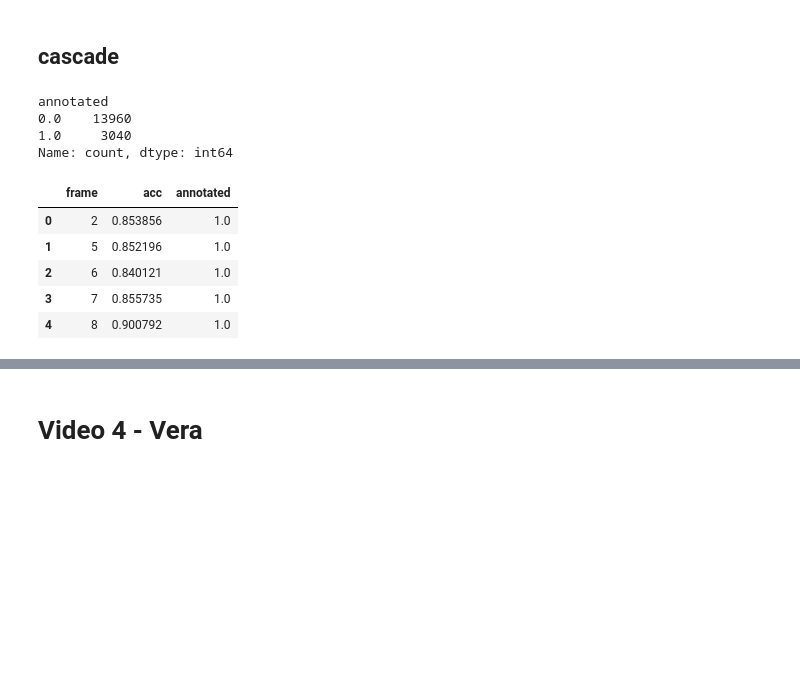
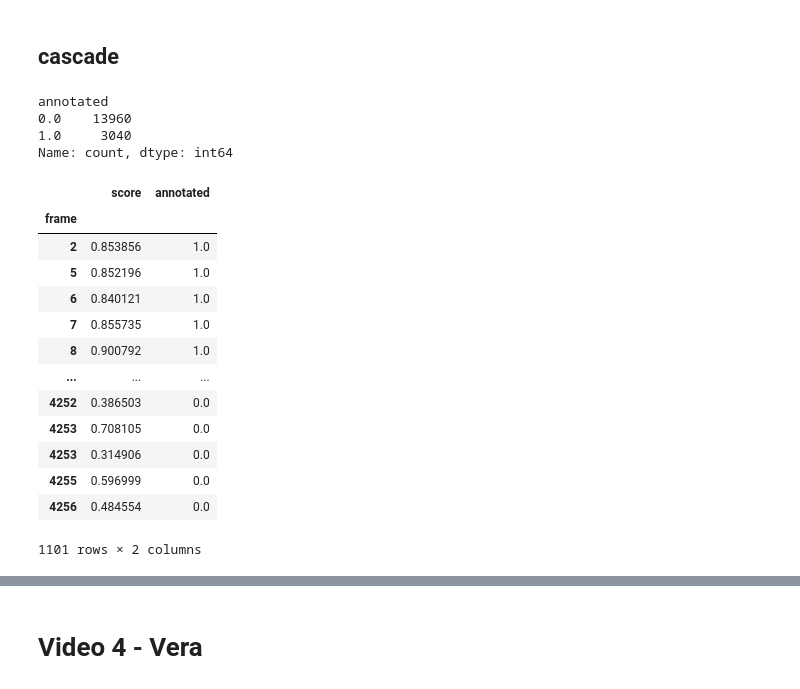
Before and after one commit to Johanniii/eye-contact-cnn, a Jupyter notebook: accuracy.ipynb, the cells around one changed output, grey strips where cells are left out. Drawn from its saved outputs; the diff is of its cells as text; code cells hidden in the pictures; blank space fills up the shorter version.

```diff
--- a/accuracy.ipynb
+++ b/accuracy.ipynb
@@ -9,9 +11,19 @@ from sklearn.metrics import accuracy_score, balanced_accuracy_score, classificat
 # %% [markdown]
 # Funktionen
 # %%
-def merge_annotations_real(number_annotation, total_frames, extra_txt_names = ""):
+def merge_annotations_real(number_annotation: int, total_frames:int, extra_txt_names:str = ""):
+    """Liest die Annotations ein und verbindet sie mit den Ergebnissen des Modells
+
+    Args:
+        number_annotation (int): Die Nummer des Videos (zwischen 2 und 5)
+        total_frames (int): Gesamtzahl der annotierten Frames
+        extra_txt_names (str, optional): Falls die txt-Datei mit den Ergebnissen des Modells einen anderen Namen hat, kann dies hier angehängt werden. Defaults to "".
+
+    Returns:
+        pd.DataFrame: Der über Frames verbundene DataFrame mit annotierten Daten und den Ergebnissen des Modells.
+    """
     df_annotated = pd.Series(eye_contact_frames(f"annotations/annotations_{number_annotation}.xml", total_frames), name = "annotated")
-    df = pd.read_csv(f"video_annot{number_annotation}{extra_txt_names}.txt", names = ["frame", "acc"])
+    df = pd.read_csv(f"video_annot{number_annotation}{extra_txt_names}.txt", names = ["frame", "score"])
     print(df_annotated.value_counts())
     merged = pd.merge(df, df_annotated, left_on = "frame", right_index=True)
     return merged
@@ -163,15 +274,23 @@ weighted avg       0.79      0.71      0.74       659
 ## cascade
 # %%
 merged3 = merge_annotations_real(3, 17000, "_output")
-merged3.head()
+merged3.set_index("frame")#.loc[526:540]
 # %% [output]
 annotated
 0.0    13960
 1.0     3040
 Name: count, dtype: int64
-|  | frame | acc | annotated |
-| 0 | 2 | 0.853856 | 1.0 |
-| 1 | 5 | 0.852196 | 1.0 |
-| 2 | 6 | 0.840121 | 1.0 |
-| 3 | 7 | 0.855735 | 1.0 |
-| 4 | 8 | 0.900792 | 1.0 |
+|  | score | annotated |
+| frame |  |  |
+| 2 | 0.853856 | 1.0 |
+| 5 | 0.852196 | 1.0 |
+| 6 | 0.840121 | 1.0 |
+| 7 | 0.855735 | 1.0 |
+| 8 | 0.900792 | 1.0 |
+| ... | ... | ... |
+| 4252 | 0.386503 | 0.0 |
+| 4253 | 0.708105 | 0.0 |
+| 4253 | 0.314906 | 0.0 |
+| 4255 | 0.596999 | 0.0 |
+| 4256 | 0.484554 | 0.0 |
+1101 rows × 2 columns
```
Also changed, not shown: parts of 58 cells of this notebook.
